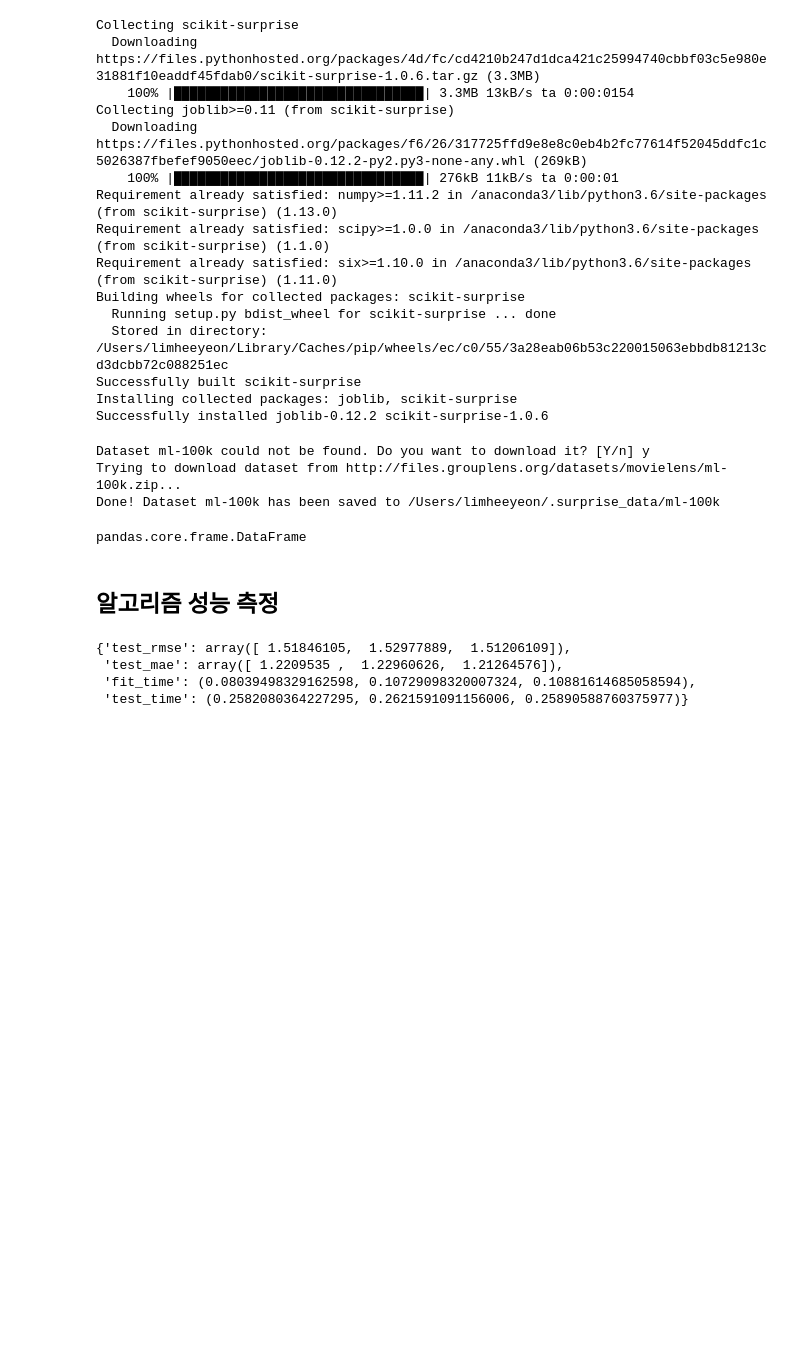
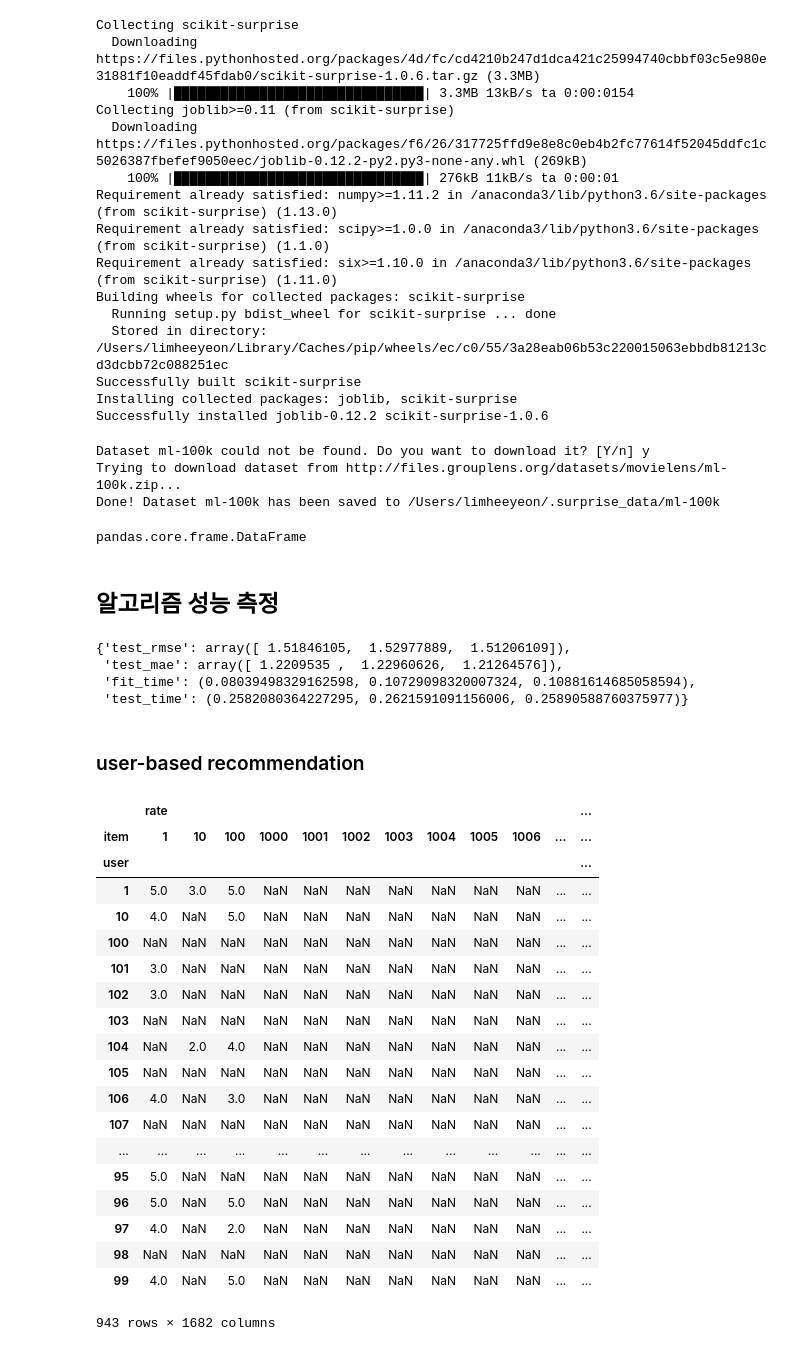
Before and after one commit to gmldusdkwk/Big-Data, a Jupyter notebook: 0808_scikit_surprise.ipynb, the cells around one changed output. Saved outputs shown, nothing was run; the diff lists cells and outputs as text; code cells hidden in the pictures; blank space fills up the shorter version.

```diff
--- a/0808_scikit_surprise.ipynb
+++ b/0808_scikit_surprise.ipynb
@@ -69,0 +72,25 @@ from surprise import KNN
+# %% [markdown]
+### user-based recommendation
+# %%
+x.set_index(['user', 'item']).unstack()
+# %% [output]
+|  | rate |  |  |  |  |  |  |  |  |  |  | ... |
+| item | 1 | 10 | 100 | 1000 | 1001 | 1002 | 1003 | 1004 | 1005 | 1006 | ... | ... |
+| user |  |  |  |  |  |  |  |  |  |  |  | ... |
+| 1 | 5.0 | 3.0 | 5.0 | NaN | NaN | NaN | NaN | NaN | NaN | NaN | ... | ... |
+| 10 | 4.0 | NaN | 5.0 | NaN | NaN | NaN | NaN | NaN | NaN | NaN | ... | ... |
+| 100 | NaN | NaN | NaN | NaN | NaN | NaN | NaN | NaN | NaN | NaN | ... | ... |
+| 101 | 3.0 | NaN | NaN | NaN | NaN | NaN | NaN | NaN | NaN | NaN | ... | ... |
+| 102 | 3.0 | NaN | NaN | NaN | NaN | NaN | NaN | NaN | NaN | NaN | ... | ... |
+| 103 | NaN | NaN | NaN | NaN | NaN | NaN | NaN | NaN | NaN | NaN | ... | ... |
+| 104 | NaN | 2.0 | 4.0 | NaN | NaN | NaN | NaN | NaN | NaN | NaN | ... | ... |
+| 105 | NaN | NaN | NaN | NaN | NaN | NaN | NaN | NaN | NaN | NaN | ... | ... |
+| 106 | 4.0 | NaN | 3.0 | NaN | NaN | NaN | NaN | NaN | NaN | NaN | ... | ... |
+| 107 | NaN | NaN | NaN | NaN | NaN | NaN | NaN | NaN | NaN | NaN | ... | ... |
+| ... | ... | ... | ... | ... | ... | ... | ... | ... | ... | ... | ... | ... |
+| 95 | 5.0 | NaN | NaN | NaN | NaN | NaN | NaN | NaN | NaN | NaN | ... | ... |
+| 96 | 5.0 | NaN | 5.0 | NaN | NaN | NaN | NaN | NaN | NaN | NaN | ... | ... |
+| 97 | 4.0 | NaN | 2.0 | NaN | NaN | NaN | NaN | NaN | NaN | NaN | ... | ... |
+| 98 | NaN | NaN | NaN | NaN | NaN | NaN | NaN | NaN | NaN | NaN | ... | ... |
+| 99 | 4.0 | NaN | 5.0 | NaN | NaN | NaN | NaN | NaN | NaN | NaN | ... | ... |
+943 rows × 1682 columns
```
Also changed, not shown: parts of 15 cells of this notebook.
